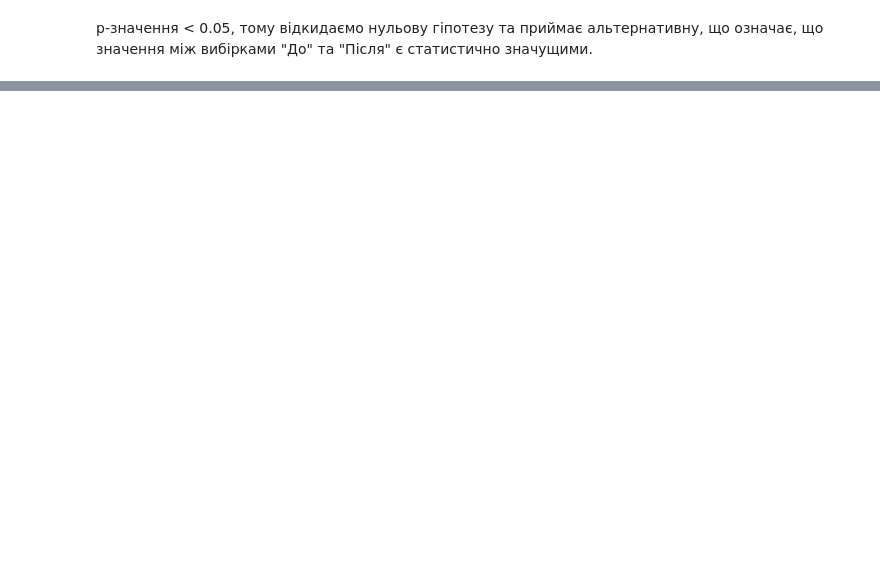
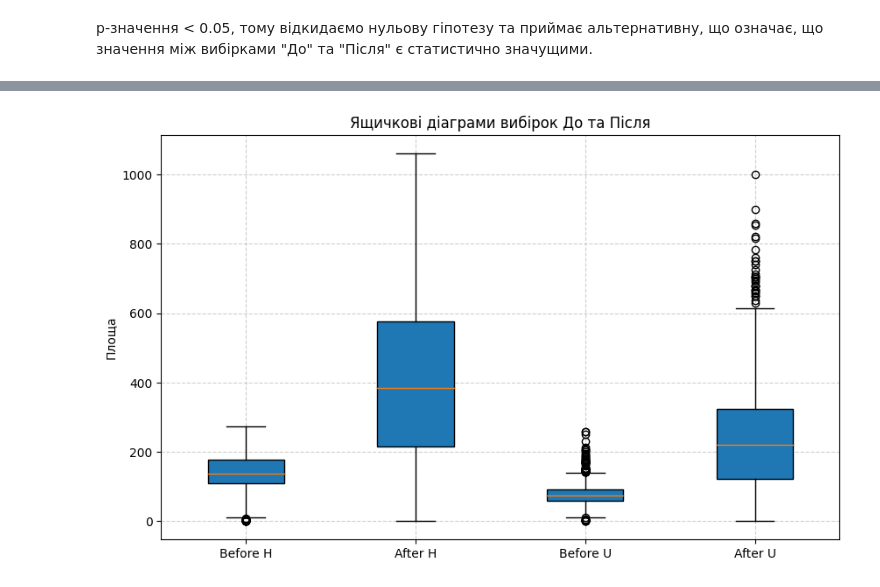
Before and after one commit to yeyevtushenko/AnalysisBMD_YevtusenkoBS-25, a Jupyter notebook: Обробка_та_аналіз_біомедичних_даних_БС_25_Євтушенко_КП_№4-5_.ipynb, the cells around one changed output, grey strips where cells are left out. Drawn from its saved outputs; the diff is of its cells as text; code cells hidden in the pictures; blank space fills up the shorter version.

```diff
--- a/Обробка_та_аналіз_біомедичних_даних_БС_25_Євтушенко_КП_№4-5_.ipynb
+++ b/Обробка_та_аналіз_біомедичних_даних_БС_25_Євтушенко_КП_№4-5_.ipynb
@@ -307,0 +339,40 @@ p-значення < 0.05, тому відкидаємо нульову гіпо
+# %%
+Q1 = melb["BuildingArea"].quantile(0.25)
+Q3 = melb["BuildingArea"].quantile(0.75)
+IQR = Q3 - Q1
+
+# Визначення меж
+low = Q1 - 1.5 * IQR
+upp = Q3 + 1.5 * IQR
+
+# Фільтрація
+before_melb = melb[(melb["BuildingArea"] >= low) & (melb["BuildingArea"] <= upp)]
+# %%
+before_h = before_melb[before_melb["Type"] == "h"]["BuildingArea"]
+before_u = before_melb[before_melb["Type"] == "u"]["BuildingArea"]
+# %%
+Q1 = melb["NewBuildingArea"].quantile(0.25)
+Q3 = melb["NewBuildingArea"].quantile(0.75)
+IQR = Q3 - Q1
+
+# Визначення меж
+low = Q1 - 1.5 * IQR
+upp = Q3 + 1.5 * IQR
+
+# Фільтрація
+after_melb = melb[(melb["NewBuildingArea"] >= low) & (melb["NewBuildingArea"] <= upp)]
+# %%
+after_h = after_melb[after_melb["Type"] == "h"]["NewBuildingArea"]
+after_u = after_melb[after_melb["Type"] == "u"]["NewBuildingArea"]
+# %%
+data = [before_h, after_h, before_u, after_u]
+fig, ax = plt.subplots(figsize=(10, 6))
+ax.boxplot(data, patch_artist=True, labels=["Before H", "After H", "Before U", "After U"])
+
+
+ax.set_title("Ящичкові діаграми вибірок До та Після")
+ax.set_ylabel("Площа")
+plt.grid(True, linestyle="--", alpha=0.6)
+plt.show()
+# %% [output]
+[figure, added]
```
Also changed, not shown: parts of 18 cells of this notebook.
